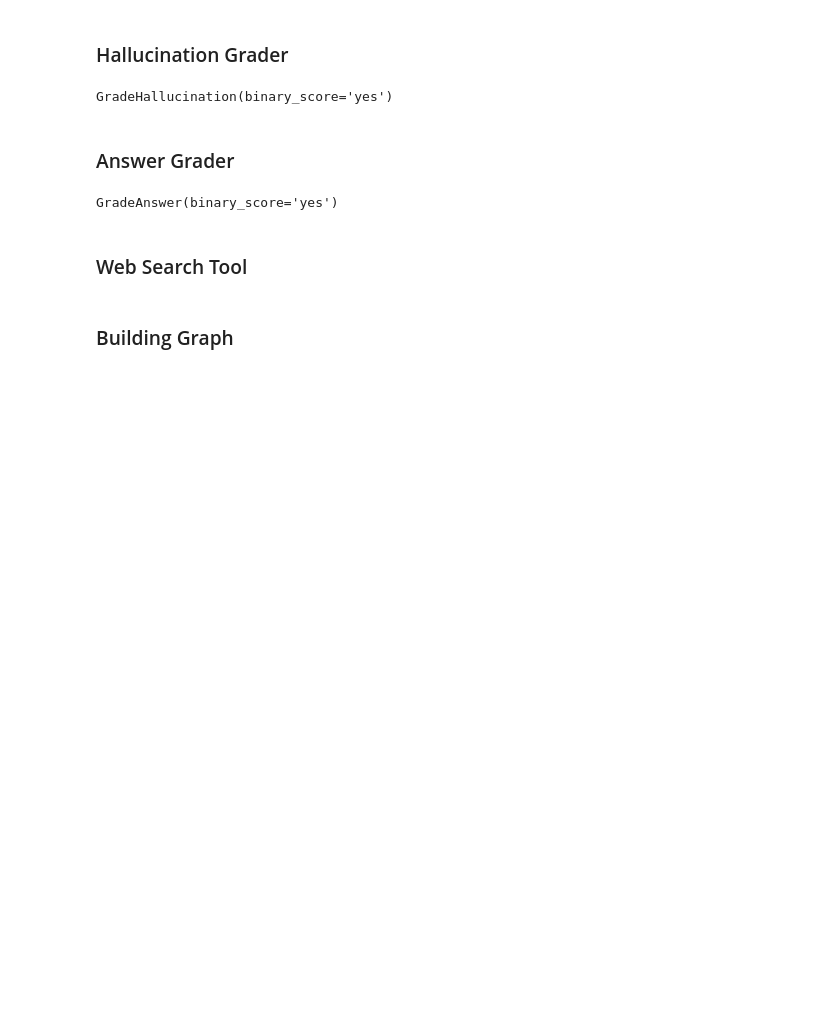
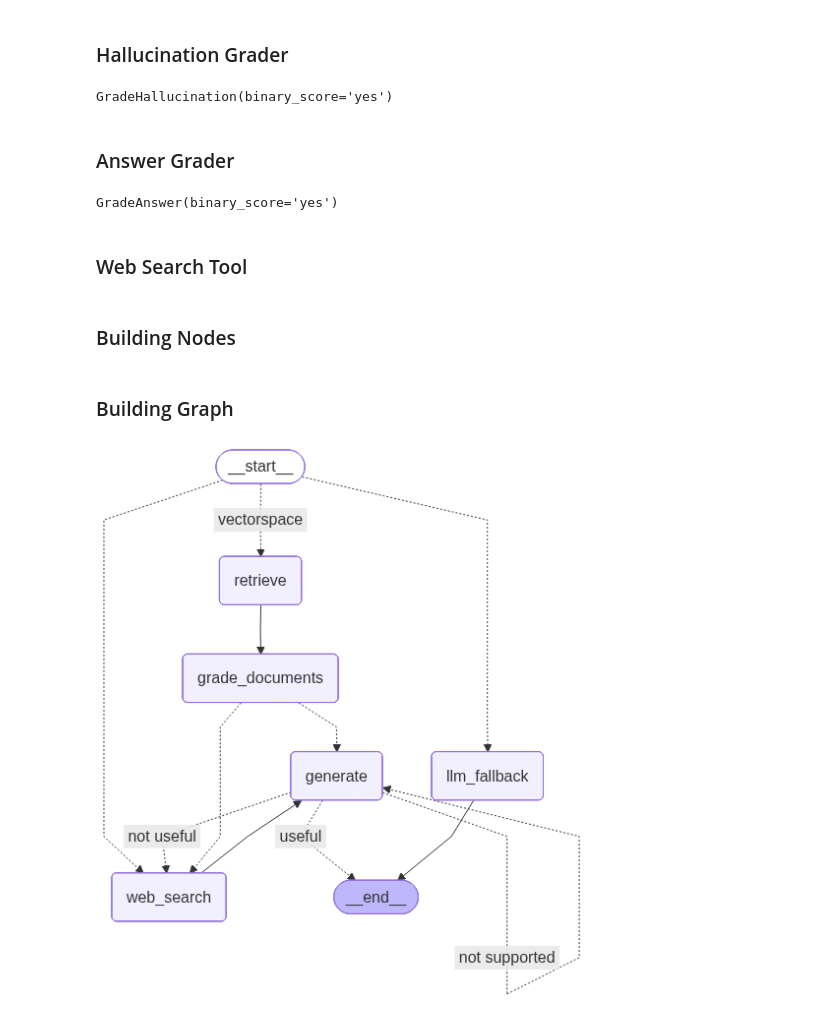
Before and after one commit to AmirGadami/RAG-LangChain-, a Jupyter notebook: AdaptiveRAG.ipynb, the cells around one changed output. Cells and saved outputs as stored; diff of their text form; code cells hidden in the pictures; blank space fills up the shorter version.

```diff
--- a/AdaptiveRAG.ipynb
+++ b/AdaptiveRAG.ipynb
@@ -138,13 +138,13 @@ llm = ChatOpenAI(model='gpt-4o-mini', temperature=0)
 prompt = ChatPromptTemplate.from_messages(
     [
         ('system', preamble),
-        ('user', "Question: \n{question}\n\nContext:\n{document}")
+        ('user', "Question: \n{question}\n\nContext:\n{documents}")
     ]
 )
 
 rag_generation = prompt|llm|StrOutputParser()
 
-generation= rag_generation.invoke({'question': question, "document":docs})
+generation= rag_generation.invoke({'question': question, "documents":docs})
 # %% [markdown]
 ### Llm Fallback
 # %%
@@ -156,6 +156,9 @@ prompt = ChatPromptTemplate.from_messages(
         ('user', "Question: \n{question} \n\nAnswer:")
     ]
 )
+llm = ChatOpenAI(model='gpt-4o-mini', temperature=0)
 
+
+question = "hello"
 rag_fall_back = prompt|llm|StrOutputParser()
 generation=rag_fall_back.invoke({"question":question})
@@ -217,7 +222,7 @@ GradeAnswer(binary_score='yes')
 # %%
 web_search_tool = TavilySearchResults()
 # %% [markdown]
-### Building Graph
+### Building Nodes
 # %%
 class GraphState(TypedDict):
 
@@ -347,3 +354,41 @@ def grade_generate_v_documents_and_question(state):
     else:
         print("---DECISION: GENERATION IS NOT GROUNDED IN DOCUMENTS, RE-TRY---")
         return "not supported"
+# %% [markdown]
+### Building Graph
+# %%
+workflow = StateGraph(GraphState)
+
+workflow.add_node("retrieve",retrieve)
+workflow.add_node("web_search",web_search)
+workflow.add_node("grade_documents",grade_documents)
+workflow.add_node("generate",generate)
+workflow.add_node("llm_fallback",llm_fallback)
+
+workflow.add_conditional_edges(
+    START,
+    route_question,
+    {'web_search':'web_search',
+     'llm_fallback':'llm_fallback',
+     'vectorspace':'retrieve'}
+)
+workflow.add_edge("web_search","generate")
+workflow.add_edge("retrieve",'grade_documents')
+workflow.add_conditional_edges('grade_documents',decide_to_generate,
+                               {"web_search":"web_search",
+                                "generate":"generate"})
+
+workflow.add_conditional_edges('generate',
+                               grade_generate_v_documents_and_question,
+                                   {
+        "not supported": "generate",
+        "not useful": "web_search",
+        "useful": END,
+    },)
+
+workflow.add_edge("llm_fallback",END)
+app =workflow.compile()
+# %%
+app
+# %% [output]
+[figure, added]
```
Also changed, not shown: parts of 5 cells of this notebook.
